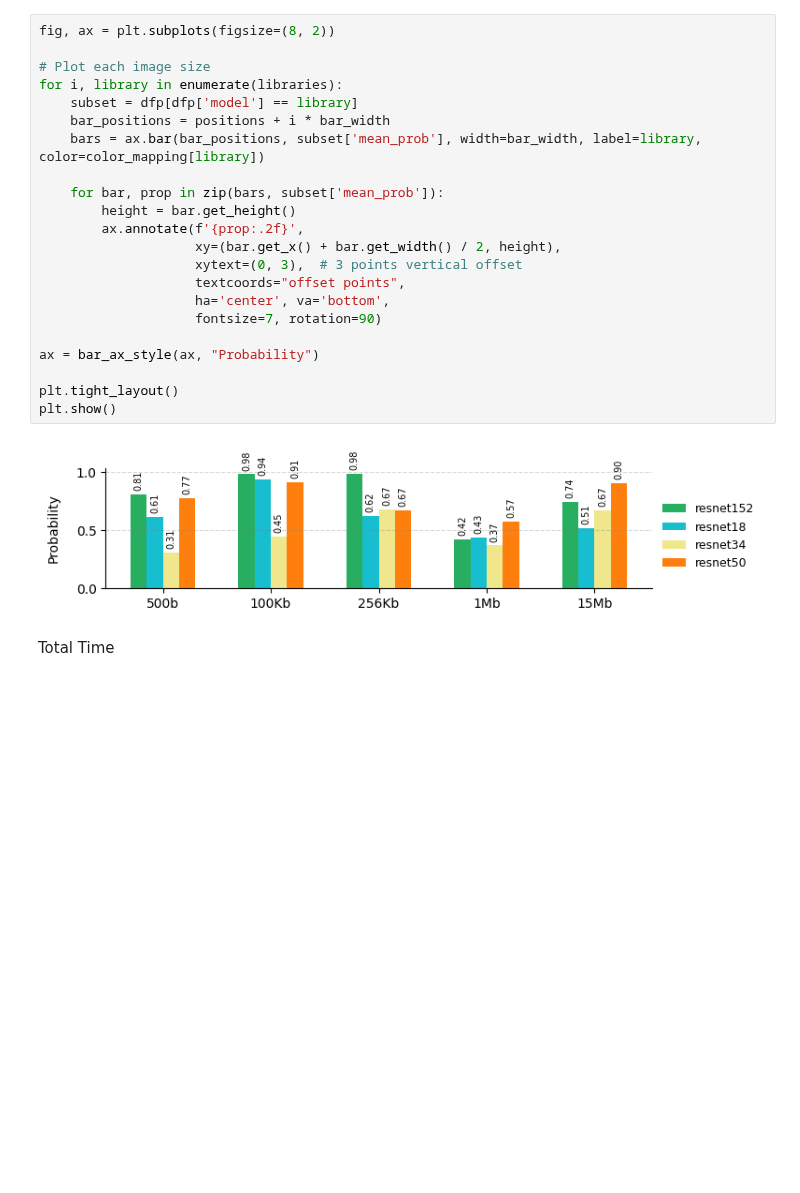
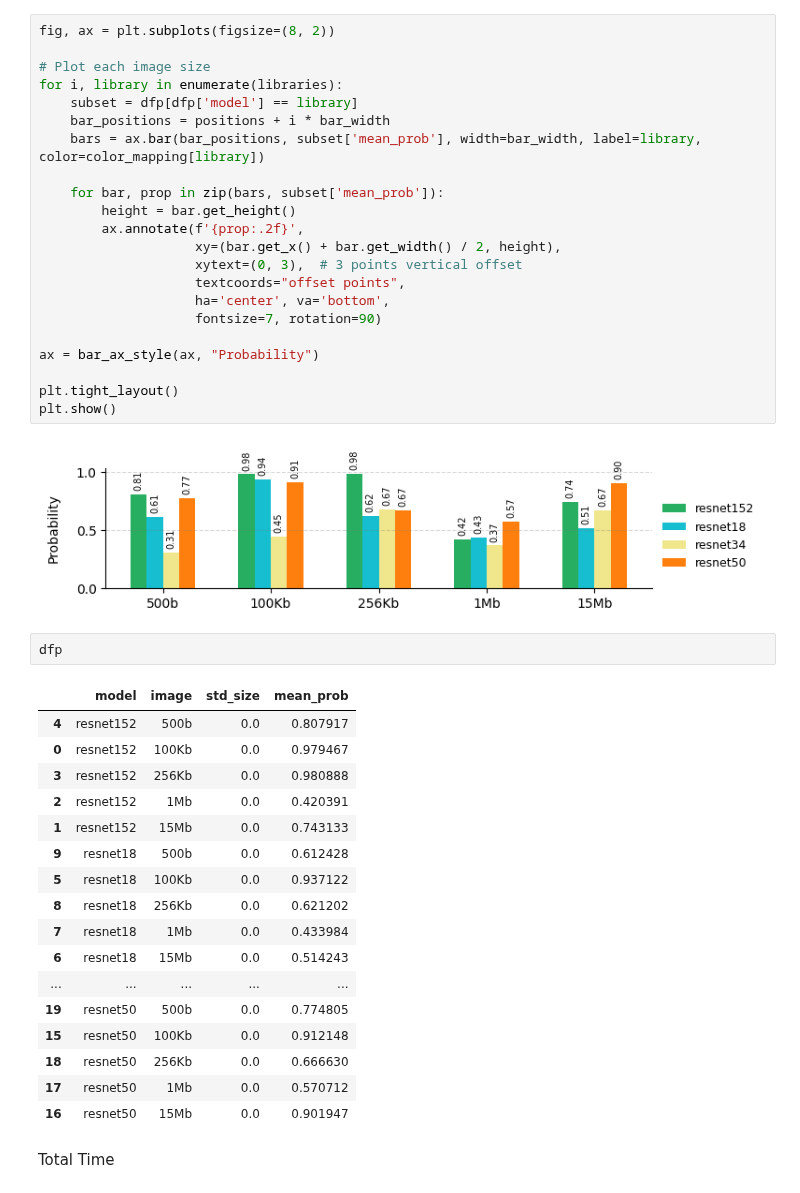
Before and after one commit to donaldonana/FaaS-Benchmark, a Jupyter notebook: image-recognition/ImgRec.ipynb, the cells around one changed output. Cells and saved outputs as stored; diff of their text form; blank space fills up the shorter version.

```diff
--- a/image-recognition/ImgRec.ipynb
+++ b/image-recognition/ImgRec.ipynb
@@ -236,6 +256,26 @@ plt.tight_layout()
 plt.show()
 # %% [output]
 [figure]
+# %%
+dfp
+# %% [output]
+|  | model | image | std_size | mean_prob |
+| 4 | resnet152 | 500b | 0.0 | 0.807917 |
+| 0 | resnet152 | 100Kb | 0.0 | 0.979467 |
+| 3 | resnet152 | 256Kb | 0.0 | 0.980888 |
+| 2 | resnet152 | 1Mb | 0.0 | 0.420391 |
+| 1 | resnet152 | 15Mb | 0.0 | 0.743133 |
+| 9 | resnet18 | 500b | 0.0 | 0.612428 |
+| 5 | resnet18 | 100Kb | 0.0 | 0.937122 |
+| 8 | resnet18 | 256Kb | 0.0 | 0.621202 |
+| 7 | resnet18 | 1Mb | 0.0 | 0.433984 |
+| 6 | resnet18 | 15Mb | 0.0 | 0.514243 |
+| ... | ... | ... | ... | ... |
+| 19 | resnet50 | 500b | 0.0 | 0.774805 |
+| 15 | resnet50 | 100Kb | 0.0 | 0.912148 |
+| 18 | resnet50 | 256Kb | 0.0 | 0.666630 |
+| 17 | resnet50 | 1Mb | 0.0 | 0.570712 |
+| 16 | resnet50 | 15Mb | 0.0 | 0.901947 |
 # %% [markdown]
 Total Time
 # %%
```
Also changed, not shown: parts of 2 cells of this notebook, 3 other files.
